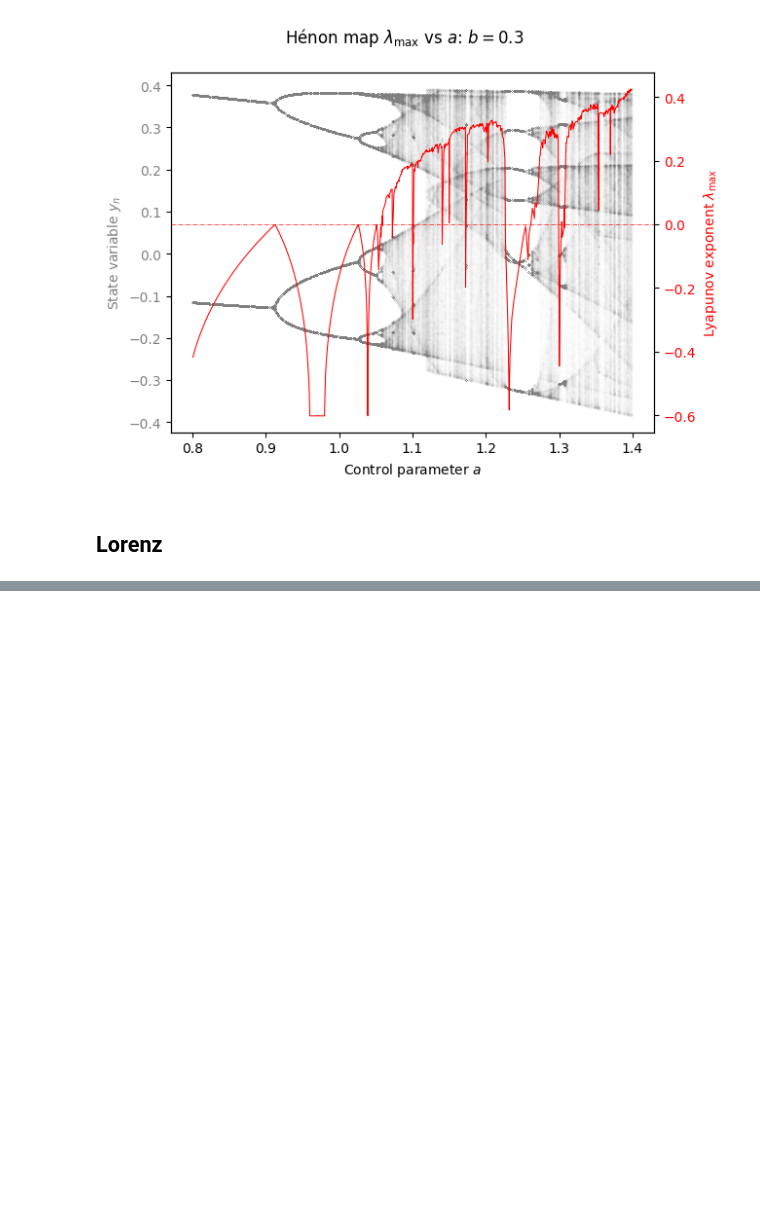
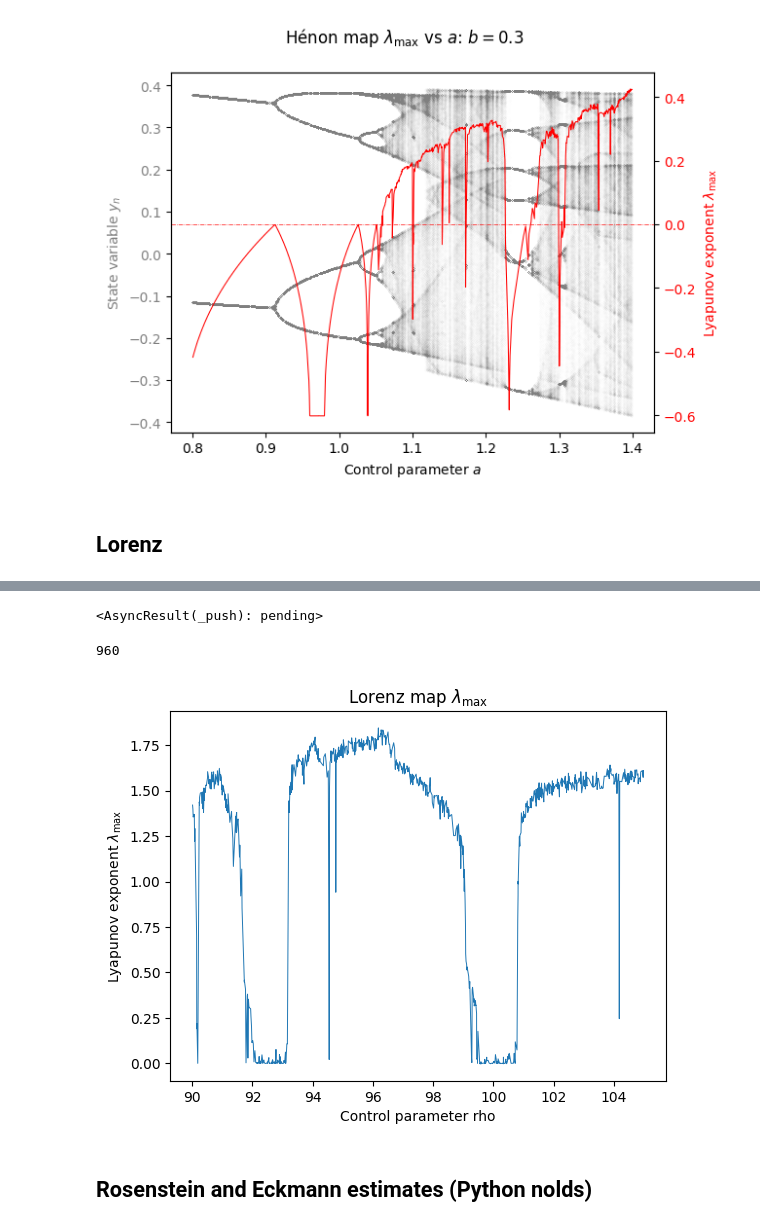
Before and after one commit to colinstephen/topological_divergences, a Jupyter notebook: chapter_figures.ipynb, the cells around one changed output, grey strips where cells are left out. Drawn from its saved outputs; the diff is of its cells as text; code cells hidden in the pictures; blank space fills up the shorter version.

```diff
--- a/chapter_figures.ipynb
+++ b/chapter_figures.ipynb
@@ -272,0 +309,31 @@ plt.show()
+# %%
+
+clients = ipp.Client()
+dview = clients.direct_view()
+dview.push(dict(lorenz_lce=lorenz_lce))
+# %% [output]
+<AsyncResult(_push): pending>
+# %%
+
+randomState = RandomState(MT19937(SeedSequence(SEED)))
+lorenz_rho_values = np.sort(randomState.uniform(90, 105, 1000))
+
+lorenz_dataset = dview.map_async(lambda r: lorenz_lce(nIterates=1000, includeTrajectory=True, lorenzParams=dict(sigma=10, b=8/3, R=r)), lorenz_rho_values)
+# %%
+
+lorenz_trajectories = np.array([lorenz_data["trajectory"][:,0] for lorenz_data in lorenz_dataset])
+lorenz_lces = np.array([lorenz_data["lce"] for lorenz_data in lorenz_dataset])
+# %%
+np.sum(lorenz_lces > 0)
+# %% [output]
+960
+# %%
+plt.plot(lorenz_rho_values, lorenz_lces, lw=0.7)
+plt.title("Lorenz map $\lambda_{\max}$")
+plt.xlabel("Control parameter rho")
+plt.ylabel("Lyapunov exponent $\lambda_{\max}$")
+plt.show()
+# %% [output]
+[figure, added]
+# %% [markdown]
+## Rosenstein and Eckmann estimates (Python nolds)
```
Also changed, not shown: parts of 21 cells of this notebook, 1 other file.
